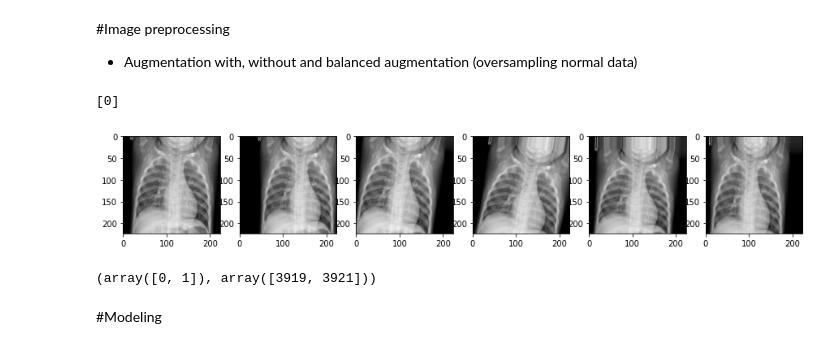
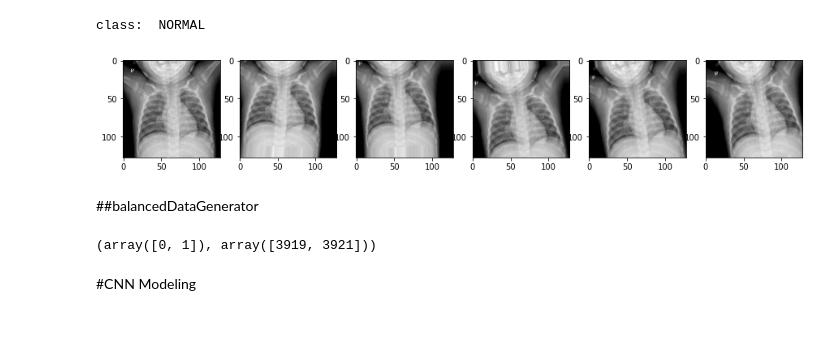
Before and after one commit to katehee/pneumonia-detection-in-X-ray-images, a Jupyter notebook: pneumonia_CNN.ipynb, the cells around one changed output. Saved outputs shown, nothing was run; the diff lists cells and outputs as text; code cells hidden in the pictures.

```diff
--- a/pneumonia_CNN.ipynb
+++ b/pneumonia_CNN.ipynb
@@ -31,6 +31,6 @@ Mounted at /content/drive
 # %%
 categories = ['NORMAL','PNEUMONIA']
-img_size = 224
+img_size = 128
 
 def get_images(dir):
     images_array = []
@@ -39,16 +39,17 @@ def get_images(dir):
         label = categories.index(category)
         for image in tqdm(os.listdir(path)):
             try:
-                img_arr = cv2.imread(os.path.join(path, image), cv2.IMREAD_GRAYSCALE)
+                img_arr = cv2.imread(os.path.join(path, image), cv2.IMREAD_GRAYSCALE) #rgb to greyscale
                 resized_arr = cv2.resize(img_arr, (img_size, img_size)) # set image size
                 images_array.append([resized_arr, label])
             except Exception as e:
                 print(e)
     return np.array(images_array)
 
-train = get_images('/content/drive/MyDrive/Pneumonia/train')
-test = get_images('/content/drive/MyDrive/Pneumonia/test')
-val = get_images('/content/drive/MyDrive/Pneumonia/val')
+train_dir = '/content/drive/MyDrive/Pneumonia/train'
+val_dir = '/content/drive/MyDrive/Pneumonia/val'
+test_dir = '/content/drive/MyDrive/Pneumonia/test'
+
+train = get_images(train_dir)
+val = get_images(val_dir)
+test = get_images(test_dir)
-# %% [markdown]
-#Image preprocessing
-- Augmentation with, without and balanced augmentation (oversampling normal data)
@@ -55,12 +89,6 @@ val = get_images('/content/drive/MyDrive/Pneumonia/val')
 # %%
-x_train = []
-y_train = []
-
-x_val = []
-y_val = []
-
-x_test = []
-y_test = []
+#@title
+x_train, y_train, x_val, y_val, x_test, y_test = [], [], [], [], [], []
 
 for pixels, label in train:
     x_train.append(pixels)
@@ -107,15 +114,17 @@ test_generator = test_datagen.flow(x_test, y_test, batch_size=1)
 # %%
+#@title augmented image sample
 #augmented images of a sample image
 fig, axes = plt.subplots(1,6,figsize=(15,15))
-axes[0].imshow(x_train[0][:,:,0], cmap='gray') #first image in the training set (original: non-augmented)
+orig_img = np.array([x_train[0]]) #first image in the training set (original: non-augmented)
+axes[0].imshow(orig_img[0].reshape(img_size,img_size), cmap='gray')
 for i in range(5): #display five generated augmented images
-  sample, label = train_datagen.flow(x_train[:1], y_train[:1]).__getitem__(0)
+  sample, label = train_datagen.flow(orig_img, y_train[:1]).__getitem__(0)
   for img in sample:
     axes[i+1].imshow(img[:,:,0], cmap='gray')
 print("class: ", categories[label[0]])
 # %% [output]
-[0]
+class:  NORMAL
-[figure, old version]
+[figure, new version]
 # %%
 #@title create_plot
 def create_plot(history, epoch_size):
@@ -141,6 +150,8 @@ def create_plot(history, epoch_size):
     ax[1].set_xlabel("Epochs")
     ax[1].set_ylabel("Training & Validation Loss")
     plt.show()
+# %% [markdown]
+##balancedDataGenerator
 # %%
 from keras.utils.data_utils import Sequence
 from imblearn.over_sampling import RandomOverSampler
@@ -170,7 +181,7 @@ print(np.unique(y_gen, return_counts=True)) #number of each label changes every
 # %% [output]
 (array([0, 1]), array([3919, 3921]))
 # %% [markdown]
-#Modeling
+#CNN Modeling
 # %%
 #model
 def create_model():
```
Also changed, not shown: parts of 8 cells of this notebook.
